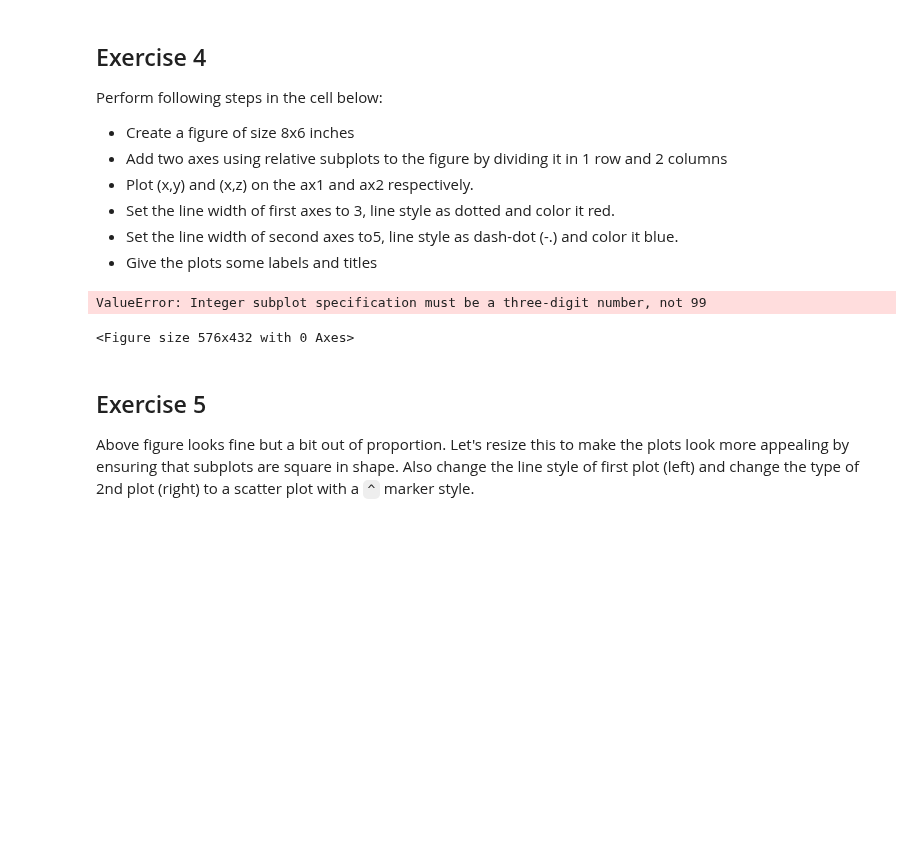
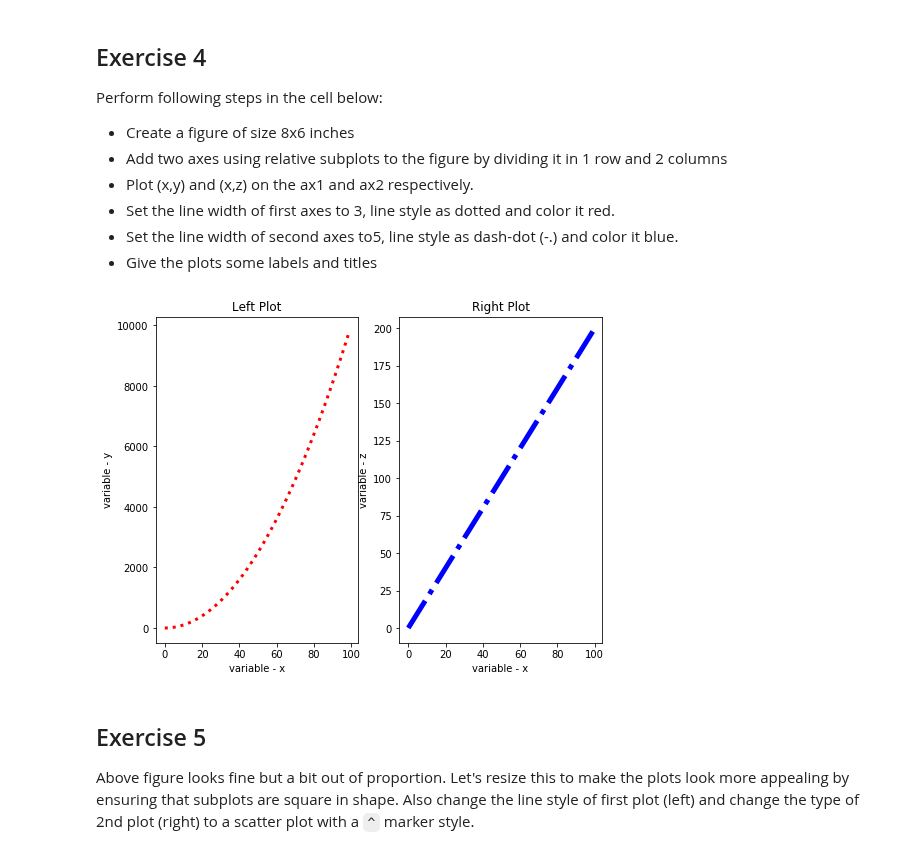
Before and after one commit to andrewwongls/dsc-1-03-13-customizing-visualizations-with-matplotlib-lab-online-ds-sp-000, a Jupyter notebook: index.ipynb, the cells around one changed output. Cells and saved outputs as stored; diff of their text form; code cells hidden in the pictures; blank space fills up the shorter version.

```diff
--- a/index.ipynb
+++ b/index.ipynb
@@ -149,26 +149,25 @@ Perform following steps in the cell below:
 # %%
 new_fig = plt.figure(figsize = (8,6))
 
-ax = new_fig.add_subplot(99)
-ax2 = new_fig.add_subplot(88)
+ax = new_fig.add_subplot(121)
+ax2 = new_fig.add_subplot(122)
 
 ax.plot(x,z, color = 'red', linewidth=3, linestyle=':')
 ax2.plot(x,y, color = 'blue', linewidth=5, linestyle='-.')
 
 
 ax.set_xlabel('variable - x')
 ax.set_ylabel('variable - y')
 ax.set_title ('Left Plot')
 
 ax2.set_xlabel('variable - x')
 ax2.set_ylabel('variable - z')
 ax2.set_title('Right Plot')
 
 
 plt.show()
 # %% [output]
-ValueError: Integer subplot specification must be a three-digit number, not 99
-<Figure size 576x432 with 0 Axes>
+[figure, added]
 # %% [markdown]
 ## Exercise 5
 
```
